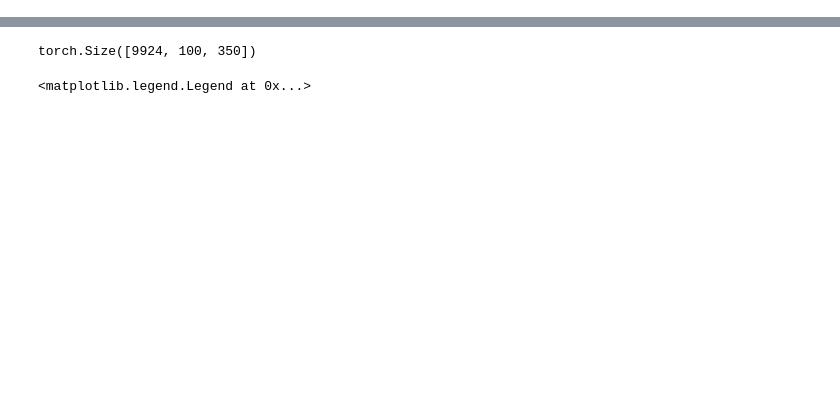
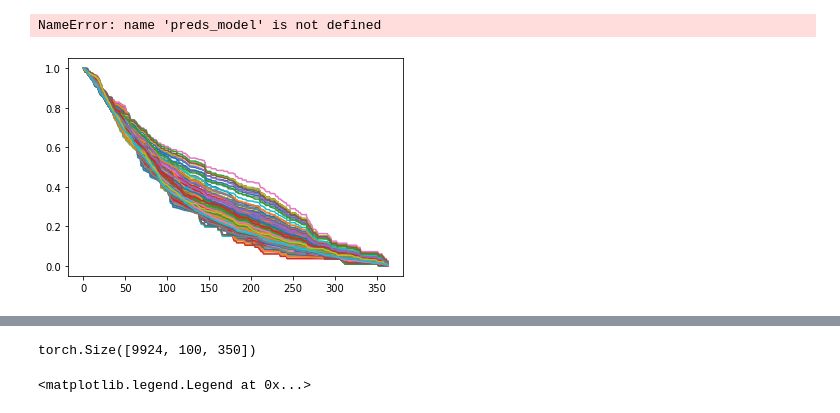
Before and after one commit to viksa98/variational_spyct, a Jupyter notebook: notebooks/02_hecat_dataset.ipynb, the cells around one changed output, grey strips where cells are left out. Drawn from its saved outputs; the diff is of its cells as text; code cells hidden in the pictures; blank space fills up the shorter version.

```diff
--- a/notebooks/02_hecat_dataset.ipynb
+++ b/notebooks/02_hecat_dataset.ipynb
@@ -46,2 +40,18 @@ bayes_spyct.fit(X_train, target_spyct_train)
 # %%
 preds_bayes = bayes_spyct.predict(X_test)
+# %%
+preds_bayes_mean = preds_bayes.mean(axis=1)
+# %%
+import matplotlib.pyplot as plt
+
+for i in range(200):
+  plt.plot(preds_model[i])
+# %% [output]
+NameError: name 'preds_model' is not defined
+# %%
+import matplotlib.pyplot as plt
+
+for i in range(500):
+  plt.plot(preds_bayes_mean[i,:]);
+# %% [output]
+[figure, added]
```
Also changed, not shown: parts of 34 cells of this notebook, 6 other files.
